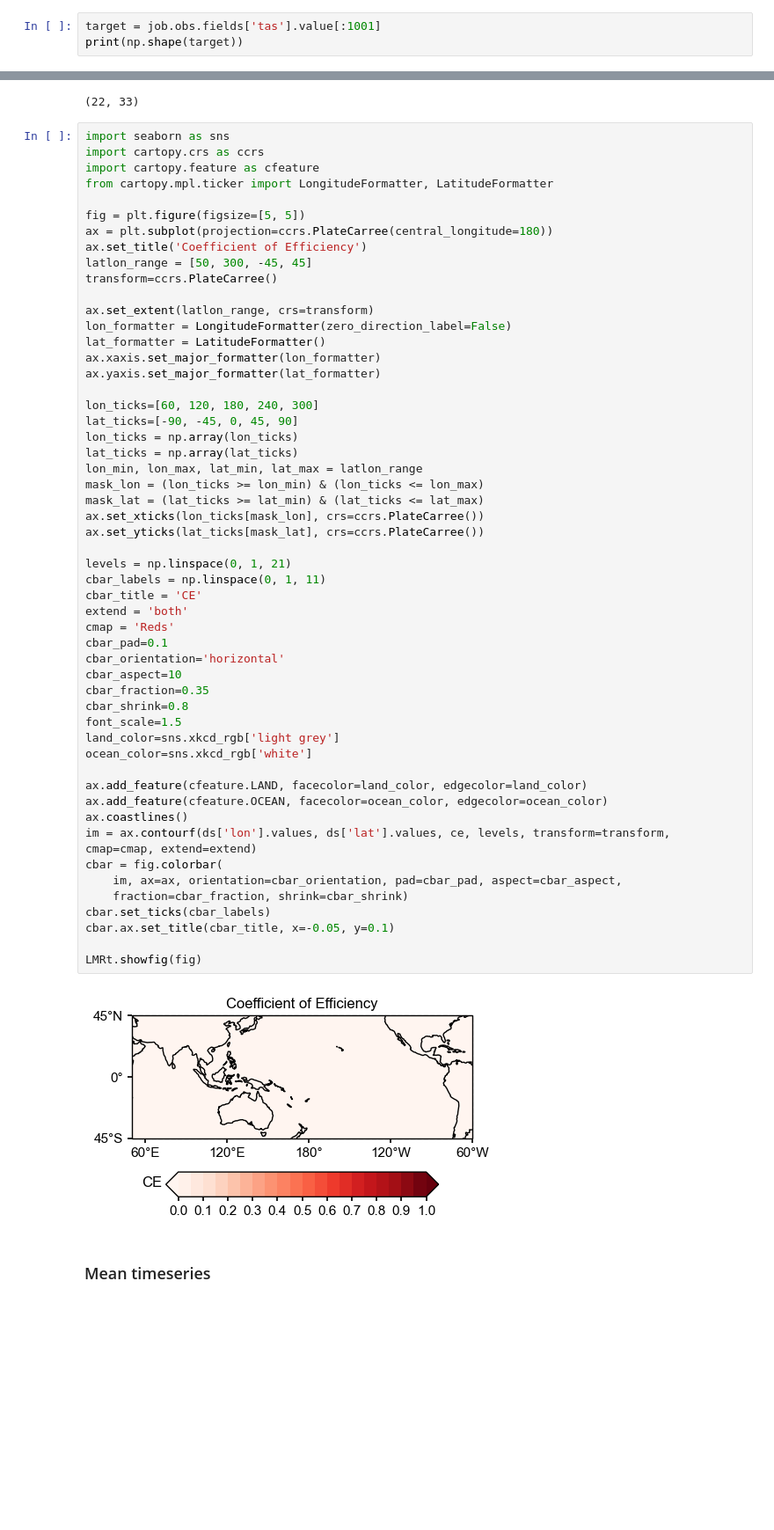
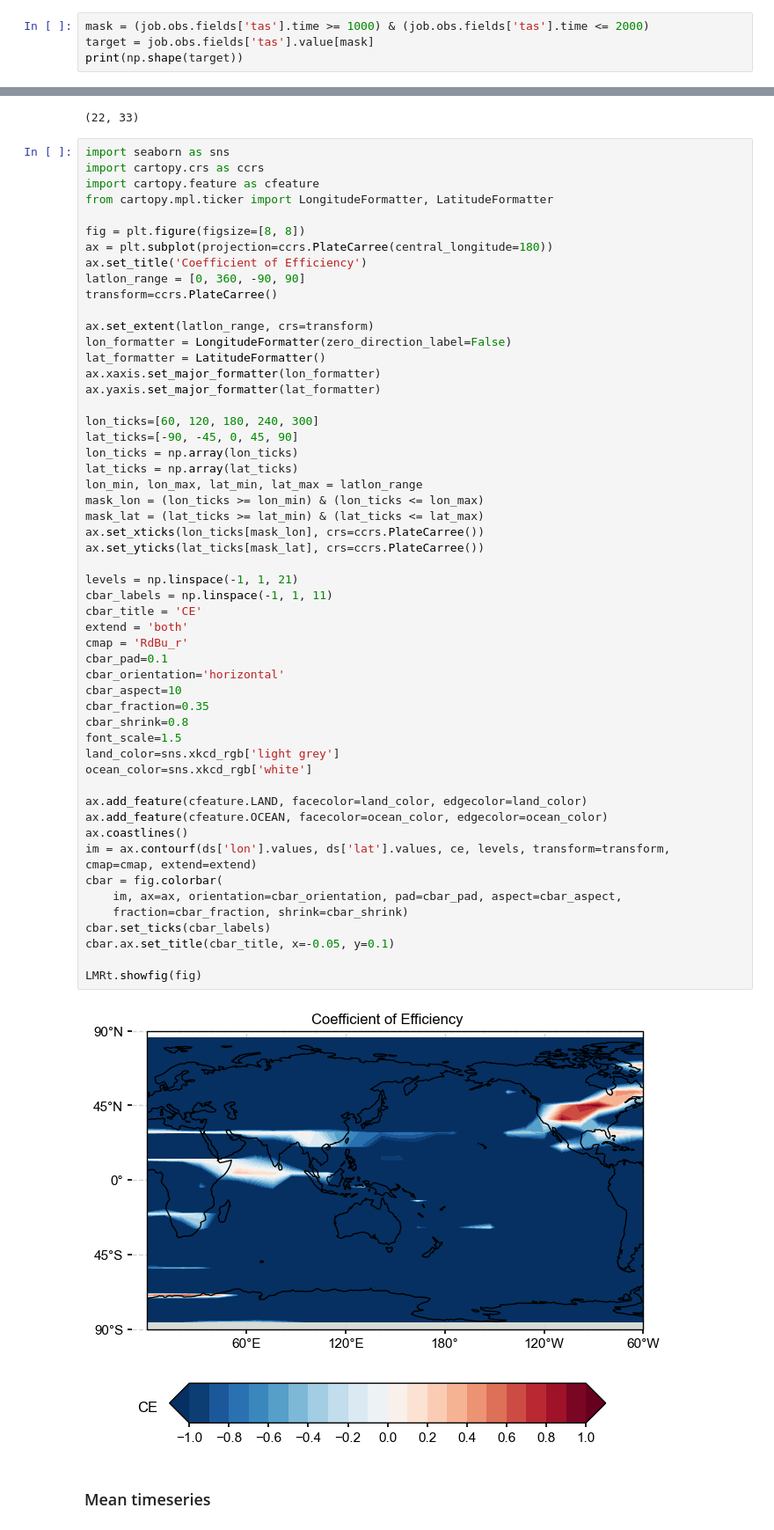
Before and after one commit to paleopresto/GraphEM, a Jupyter notebook: docs/tutorial/quickstart_ppe_pages2k.ipynb, the cells around one changed output, grey strips where cells are left out. Shown at 88% size. Drawn from its saved outputs; the diff is of its cells as text; blank space fills up the shorter version.

```diff
--- a/docs/tutorial/quickstart_ppe_pages2k.ipynb
+++ b/docs/tutorial/quickstart_ppe_pages2k.ipynb
@@ -165,7 +165,8 @@ Coordinates:
 Data variables:
     recon    (year, lat, lon) float64 ...
 # %%
-target = job.obs.fields['tas'].value[:1001]
+mask = (job.obs.fields['tas'].time >= 1000) & (job.obs.fields['tas'].time <= 2000)
+target = job.obs.fields['tas'].value[mask]
 print(np.shape(target))
 # %% [output]
 (1001, 22, 33)
@@ -191,10 +192,10 @@ import cartopy.crs as ccrs
 import cartopy.feature as cfeature
 from cartopy.mpl.ticker import LongitudeFormatter, LatitudeFormatter
 
-fig = plt.figure(figsize=[5, 5])
+fig = plt.figure(figsize=[8, 8])
 ax = plt.subplot(projection=ccrs.PlateCarree(central_longitude=180))
 ax.set_title('Coefficient of Efficiency')
-latlon_range = [50, 300, -45, 45]
+latlon_range = [0, 360, -90, 90]
 transform=ccrs.PlateCarree()
 
 ax.set_extent(latlon_range, crs=transform)
@@ -209,37 +210,37 @@ lon_ticks = np.array(lon_ticks)
 lat_ticks = np.array(lat_ticks)
 lon_min, lon_max, lat_min, lat_max = latlon_range
 mask_lon = (lon_ticks >= lon_min) & (lon_ticks <= lon_max)
 mask_lat = (lat_ticks >= lat_min) & (lat_ticks <= lat_max)
 ax.set_xticks(lon_ticks[mask_lon], crs=ccrs.PlateCarree())
 ax.set_yticks(lat_ticks[mask_lat], crs=ccrs.PlateCarree())
 
-levels = np.linspace(0, 1, 21)
-cbar_labels = np.linspace(0, 1, 11)
+levels = np.linspace(-1, 1, 21)
+cbar_labels = np.linspace(-1, 1, 11)
 cbar_title = 'CE'
 extend = 'both'
-cmap = 'Reds'
+cmap = 'RdBu_r'
 cbar_pad=0.1
 cbar_orientation='horizontal'
 cbar_aspect=10
 cbar_fraction=0.35
 cbar_shrink=0.8
 font_scale=1.5
 land_color=sns.xkcd_rgb['light grey']
 ocean_color=sns.xkcd_rgb['white']
 
 ax.add_feature(cfeature.LAND, facecolor=land_color, edgecolor=land_color)
 ax.add_feature(cfeature.OCEAN, facecolor=ocean_color, edgecolor=ocean_color)
 ax.coastlines()
 im = ax.contourf(ds['lon'].values, ds['lat'].values, ce, levels, transform=transform, cmap=cmap, extend=extend)
 cbar = fig.colorbar(
     im, ax=ax, orientation=cbar_orientation, pad=cbar_pad, aspect=cbar_aspect,
     fraction=cbar_fraction, shrink=cbar_shrink)
 cbar.set_ticks(cbar_labels)
 cbar.ax.set_title(cbar_title, x=-0.05, y=0.1)
 
 LMRt.showfig(fig)
 # %% [output]
-[figure, old version]
+[figure, new version]
 # %% [markdown]
 ### Mean timeseries
 # %%
```
Also changed, not shown: parts of 7 cells of this notebook, 6 other files.
